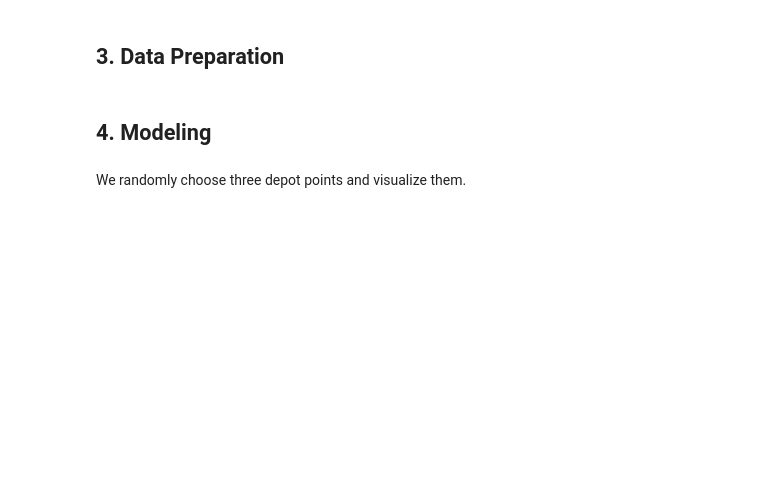
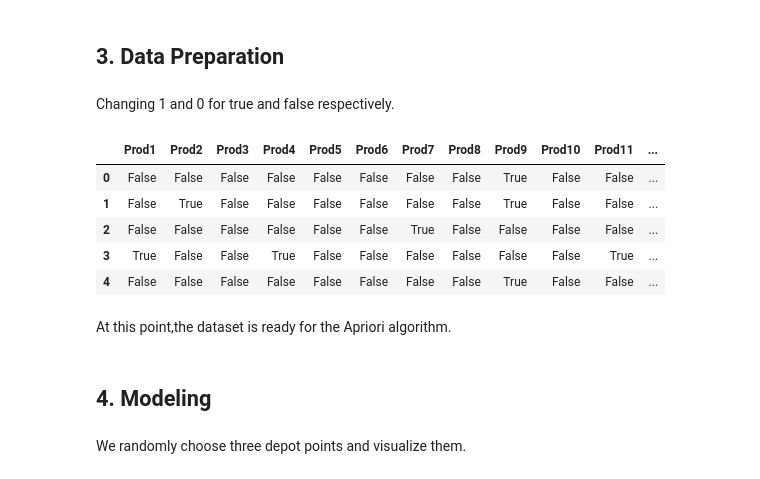
Before and after one commit to GeorgiiAf/machine_learning_assignments, a Jupyter notebook: assingnment5.ipynb, the cells around one changed output. Saved outputs shown, nothing was run; the diff lists cells and outputs as text; code cells hidden in the pictures; blank space fills up the shorter version.

```diff
--- a/assingnment5.ipynb
+++ b/assingnment5.ipynb
@@ -35,5 +61,22 @@ df.describe()
 # %% [markdown]
 ## 3. Data Preparation
+# %% [markdown]
+Changing 1 and 0 for true and false respectively.
+# %%
+
+df_prod = df_prod.drop(columns='ID')
+
+df_prod = df_prod.astype("boolean")
+df_prod.head()
+# %% [output]
+|  | Prod1 | Prod2 | Prod3 | Prod4 | Prod5 | Prod6 | Prod7 | Prod8 | Prod9 | Prod10 | Prod11 | ... |
+| 0 | False | False | False | False | False | False | False | False | True | False | False | ... |
+| 1 | False | True | False | False | False | False | False | False | True | False | False | ... |
+| 2 | False | False | False | False | False | False | True | False | False | False | False | ... |
+| 3 | True | False | False | True | False | False | False | False | False | False | True | ... |
+| 4 | False | False | False | False | False | False | False | False | True | False | False | ... |
+# %% [markdown]
+At this point,the dataset is ready for the Apriori algorithm.
 # %% [markdown]
 ## 4. Modeling
 # %% [markdown]
```
Also changed, not shown: parts of 19 cells of this notebook.
